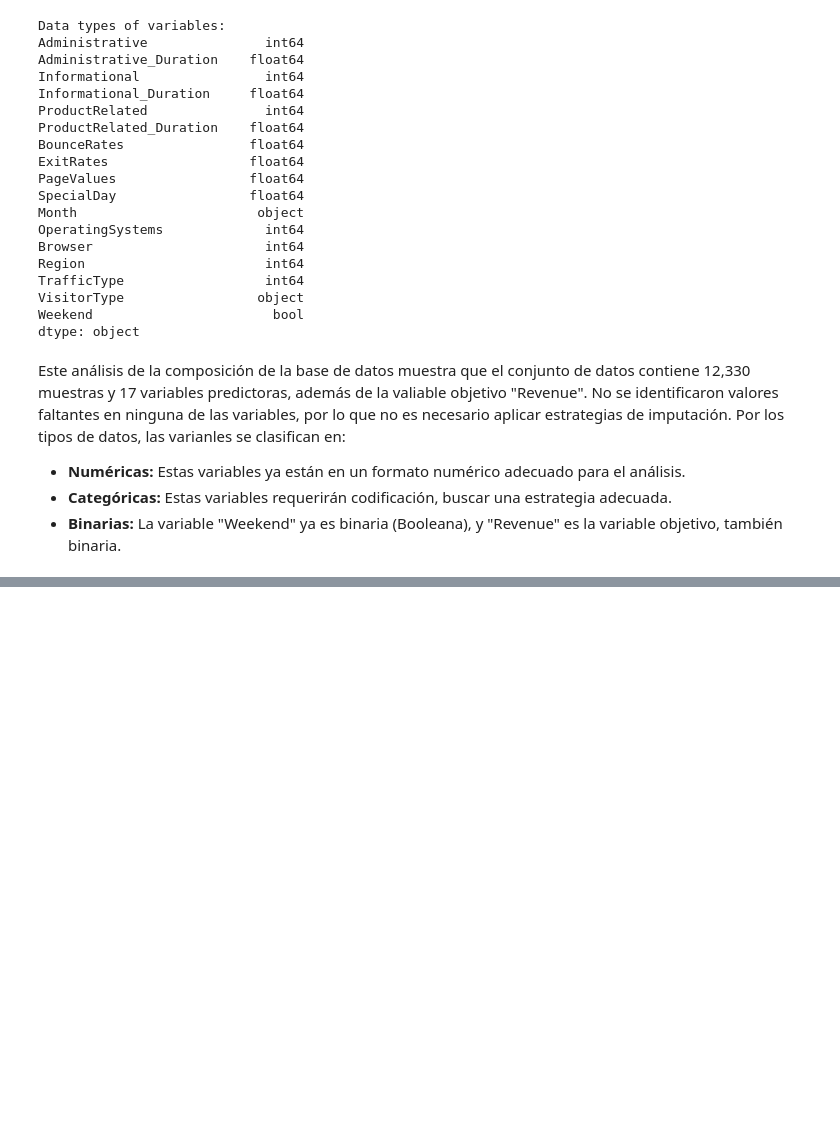
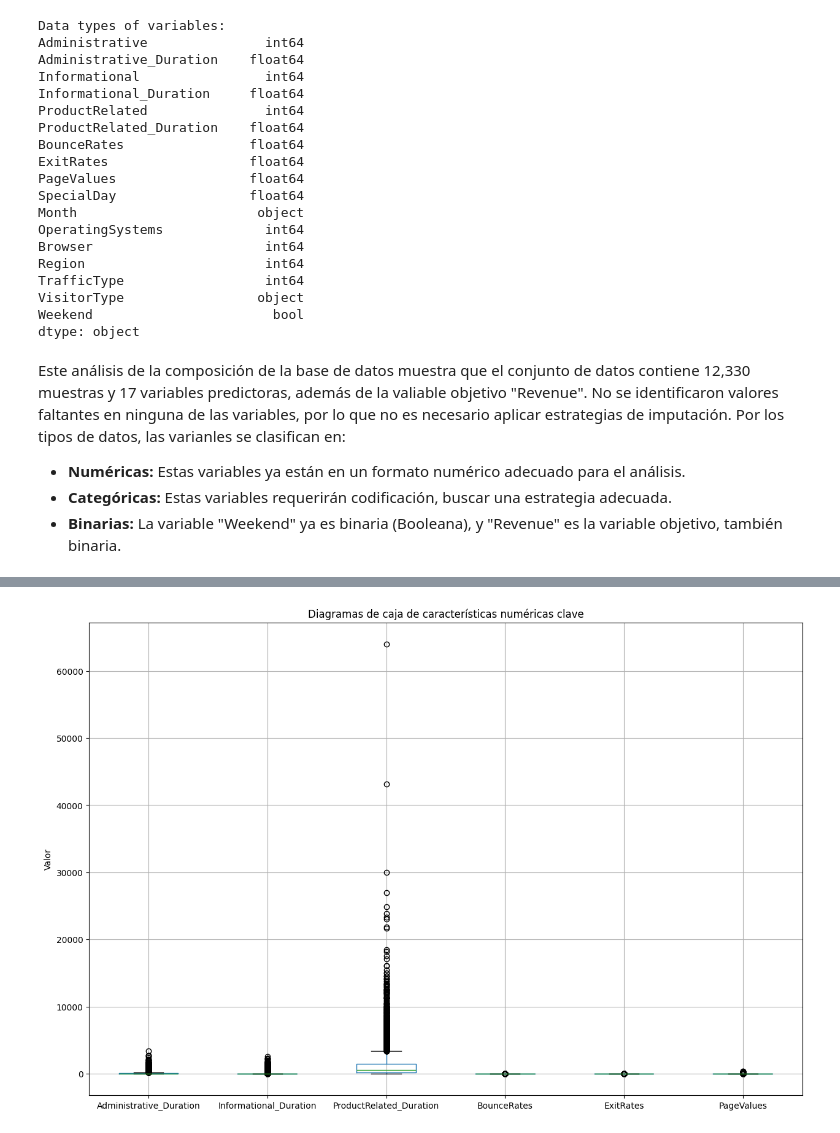
Before and after one commit to Nicolas-carmona16/online-shoppers-purchasing-intention, a Jupyter notebook: online_shoppers_analysis.ipynb, the cells around one changed output, grey strips where cells are left out. Saved outputs shown, nothing was run; the diff lists cells and outputs as text; code cells hidden in the pictures; blank space fills up the shorter version.

```diff
--- a/online_shoppers_analysis.ipynb
+++ b/online_shoppers_analysis.ipynb
@@ -112,0 +155,10 @@ Por los tipos de datos, las varianles se clasifican en:
+# %%
+# Diagramas de caja de características numéricas clave
+key_numerical_features = ['Administrative_Duration', 'Informational_Duration', 'ProductRelated_Duration', 'BounceRates', 'ExitRates', 'PageValues']
+plt.figure(figsize=(15, 10))
+X[key_numerical_features].boxplot()
+plt.title('Diagramas de caja de características numéricas clave')
+plt.ylabel('Valor')
+plt.show()
+# %% [output]
+[figure, added]
```
Also changed, not shown: parts of 7 cells of this notebook.
